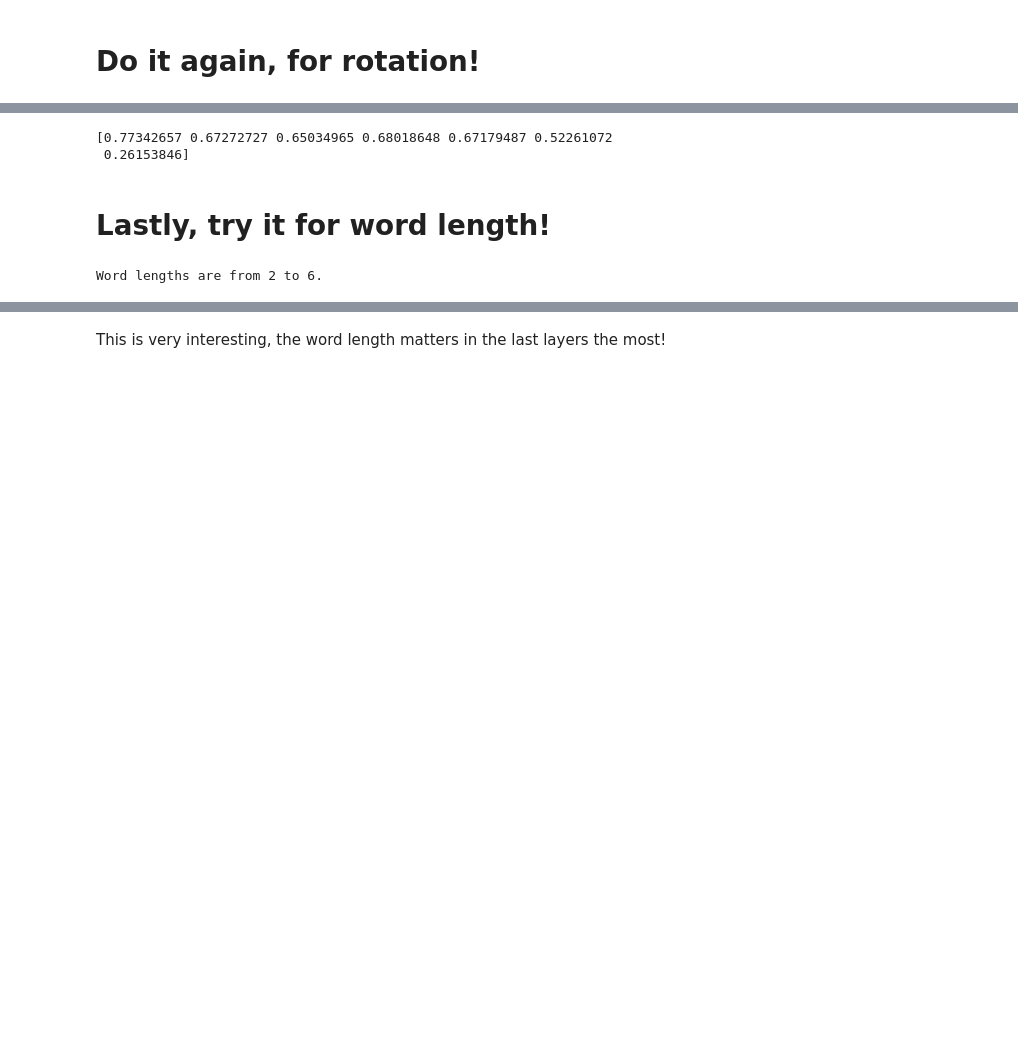
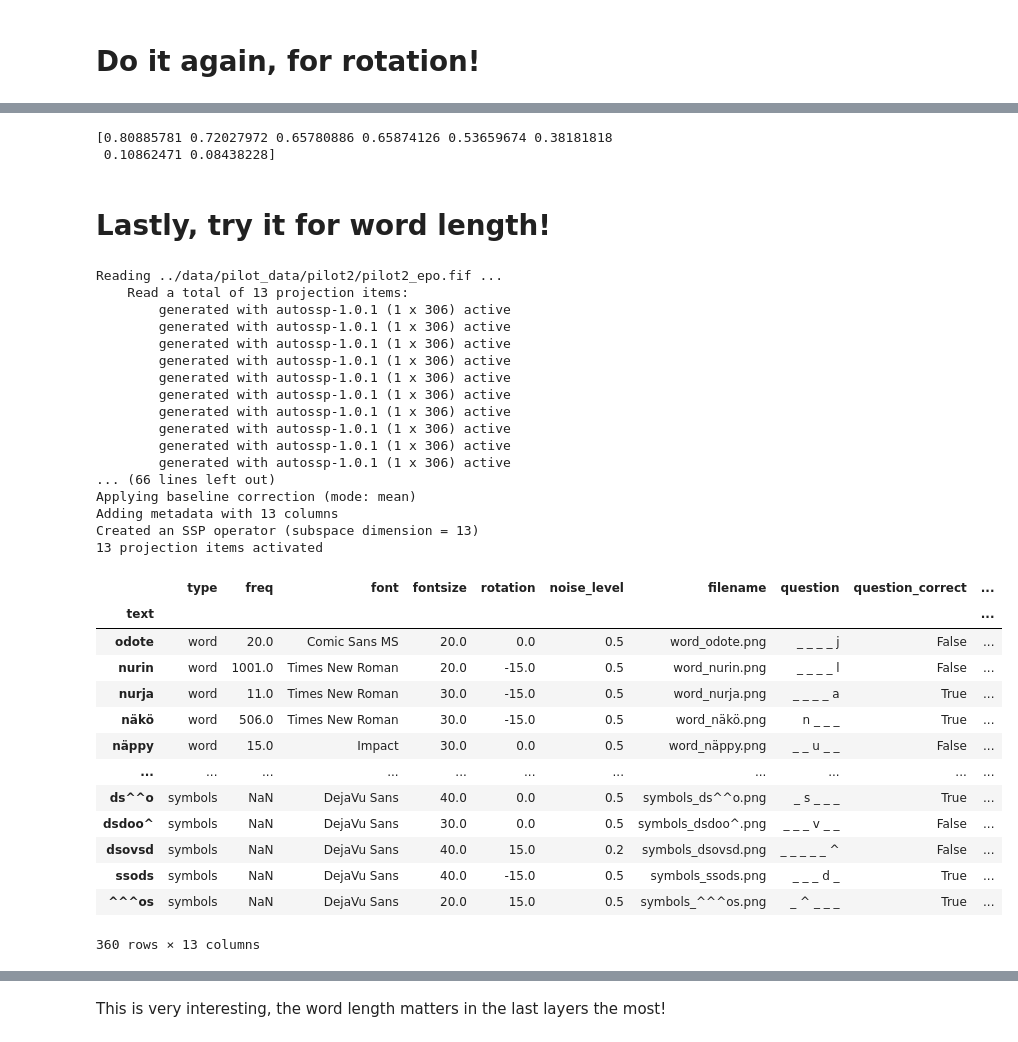
Before and after one commit to wmvanvliet/preprint, a Jupyter notebook: notebooks/explore_cnn_activities.ipynb, the cells around one changed output, grey strips where cells are left out. Drawn from its saved outputs; the diff is of its cells as text; code cells hidden in the pictures; blank space fills up the shorter version.

Commit message:
Running big model RSA with pilot data

```diff
--- a/notebooks/explore_cnn_activities.ipynb
+++ b/notebooks/explore_cnn_activities.ipynb
@@ -312,8 +290,8 @@ rsa.plot_dsms(DSM_pixelwise_rot);
 # %%
-rsa_rot = rsa.rsa(dsms_values, DSM_pixelwise_rot, metric='kendall-tau-a')
+rsa_rot = mne_rsa.rsa(dsms_values, DSM_pixelwise_rot, metric='kendall-tau-a')
 print(rsa_rot)
 # %% [output]
-[0.77342657 0.67272727 0.65034965 0.68018648 0.67179487 0.52261072
- 0.26153846]
+[0.80885781 0.72027972 0.65780886 0.65874126 0.53659674 0.38181818
+ 0.10862471 0.08438228]
 # %% [markdown]
 # Lastly, try it for word length!
@@ -323,9 +297,0 @@ with open("meta", "rb") as f:
-# %%
-# check word legnths
-words = meta["label_names"]
-lengths = words.apply(lambda x: len(x))
-min_len = lengths.min()
-max_len = lengths.max()
-print(f"Word lengths are from {min_len} to {max_len}.")
-# %% [output]
-Word lengths are from 2 to 6.
@@ -340,0 +298,35 @@ for i in range(min_len, max_len+1):
+# %%
+meta = utils.get_stimulus_info(subject=2, data_path='../data')
+meta.info()
+# %% [output]
+Reading ../data/pilot_data/pilot2/pilot2_epo.fif ...
+    Read a total of 13 projection items:
+        generated with autossp-1.0.1 (1 x 306) active
+        generated with autossp-1.0.1 (1 x 306) active
+        generated with autossp-1.0.1 (1 x 306) active
+        generated with autossp-1.0.1 (1 x 306) active
+        generated with autossp-1.0.1 (1 x 306) active
+        generated with autossp-1.0.1 (1 x 306) active
+        generated with autossp-1.0.1 (1 x 306) active
+        generated with autossp-1.0.1 (1 x 306) active
+        generated with autossp-1.0.1 (1 x 306) active
+        generated with autossp-1.0.1 (1 x 306) active
+... (66 lines left out)
+Applying baseline correction (mode: mean)
+Adding metadata with 13 columns
+Created an SSP operator (subspace dimension = 13)
+13 projection items activated
+|  | type | freq | font | fontsize | rotation | noise_level | filename | question | question_correct | ... |
+| text |  |  |  |  |  |  |  |  |  | ... |
+| odote | word | 20.0 | Comic Sans MS | 20.0 | 0.0 | 0.5 | word_odote.png | _ _ _ _ j | False | ... |
+| nurin | word | 1001.0 | Times New Roman | 20.0 | -15.0 | 0.5 | word_nurin.png | _ _ _ _ l | False | ... |
+| nurja | word | 11.0 | Times New Roman | 30.0 | -15.0 | 0.5 | word_nurja.png | _ _ _ _ a | True | ... |
+| näkö | word | 506.0 | Times New Roman | 30.0 | -15.0 | 0.5 | word_näkö.png | n _ _ _ | True | ... |
+| näppy | word | 15.0 | Impact | 30.0 | 0.0 | 0.5 | word_näppy.png | _ _ u _ _ | False | ... |
+| ... | ... | ... | ... | ... | ... | ... | ... | ... | ... | ... |
+| ds^^o | symbols | NaN | DejaVu Sans | 40.0 | 0.0 | 0.5 | symbols_ds^^o.png | _ s _ _ _ | True | ... |
+| dsdoo^ | symbols | NaN | DejaVu Sans | 30.0 | 0.0 | 0.5 | symbols_dsdoo^.png | _ _ _ v _ _ | False | ... |
+| dsovsd | symbols | NaN | DejaVu Sans | 40.0 | 15.0 | 0.2 | symbols_dsovsd.png | _ _ _ _ _ ^ | False | ... |
+| ssods | symbols | NaN | DejaVu Sans | 40.0 | -15.0 | 0.5 | symbols_ssods.png | _ _ _ d _ | True | ... |
+| ^^^os | symbols | NaN | DejaVu Sans | 20.0 | 15.0 | 0.5 | symbols_^^^os.png | _ ^ _ _ _ | True | ... |
+360 rows × 13 columns
```
Also changed, not shown: parts of 29 cells of this notebook, 5 other files.
